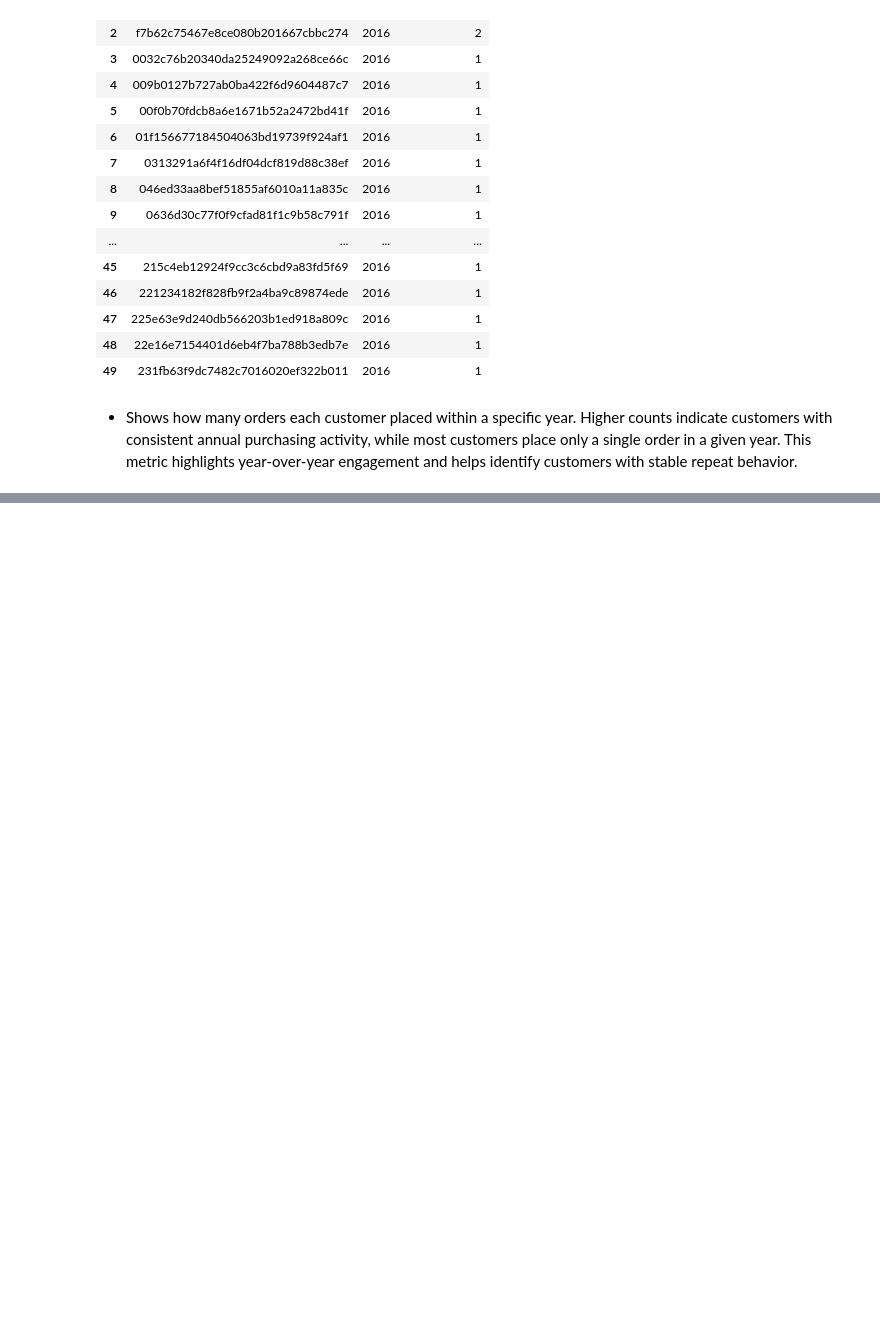
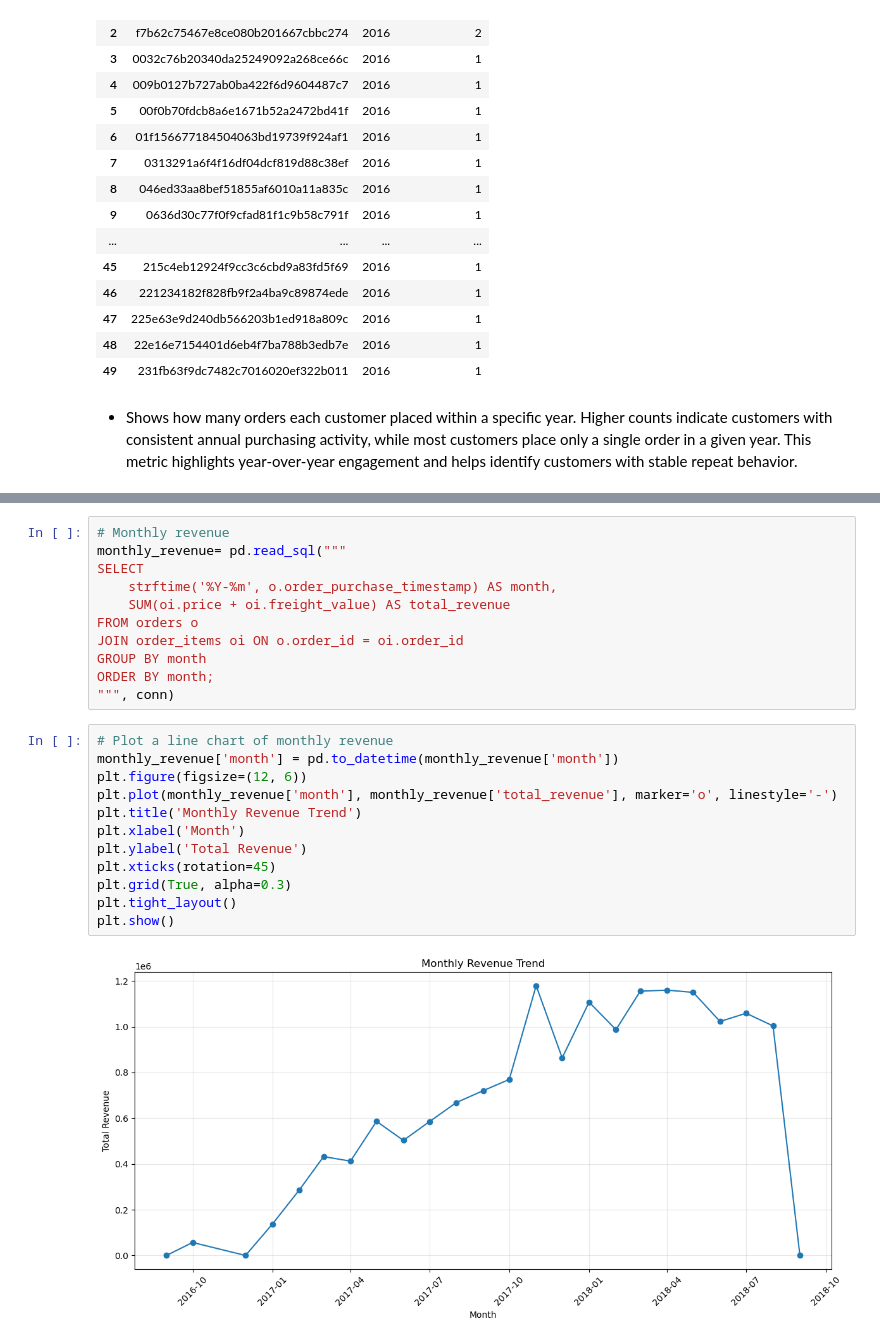
Before and after one commit to DonnahM/E-commerce_performance_insights, a Jupyter notebook: Customer_behavior_trends.ipynb, the cells around one changed output, grey strips where cells are left out. Drawn from its saved outputs; the diff is of its cells as text; blank space fills up the shorter version.

```diff
--- a/Customer_behavior_trends.ipynb
+++ b/Customer_behavior_trends.ipynb
@@ -736,0 +770,25 @@ LIMIT 50;
+# %%
+# Monthly revenue
+monthly_revenue= pd.read_sql("""
+SELECT
+    strftime('%Y-%m', o.order_purchase_timestamp) AS month,
+    SUM(oi.price + oi.freight_value) AS total_revenue
+FROM orders o
+JOIN order_items oi ON o.order_id = oi.order_id
+GROUP BY month
+ORDER BY month;
+""", conn)
+# %%
+# Plot a line chart of monthly revenue
+monthly_revenue['month'] = pd.to_datetime(monthly_revenue['month'])
+plt.figure(figsize=(12, 6))
+plt.plot(monthly_revenue['month'], monthly_revenue['total_revenue'], marker='o', linestyle='-')
+plt.title('Monthly Revenue Trend')
+plt.xlabel('Month')
+plt.ylabel('Total Revenue')
+plt.xticks(rotation=45)
+plt.grid(True, alpha=0.3)
+plt.tight_layout()
+plt.show()
+# %% [output]
+[figure, added]
```
Also changed, not shown: parts of 14 cells of this notebook.
